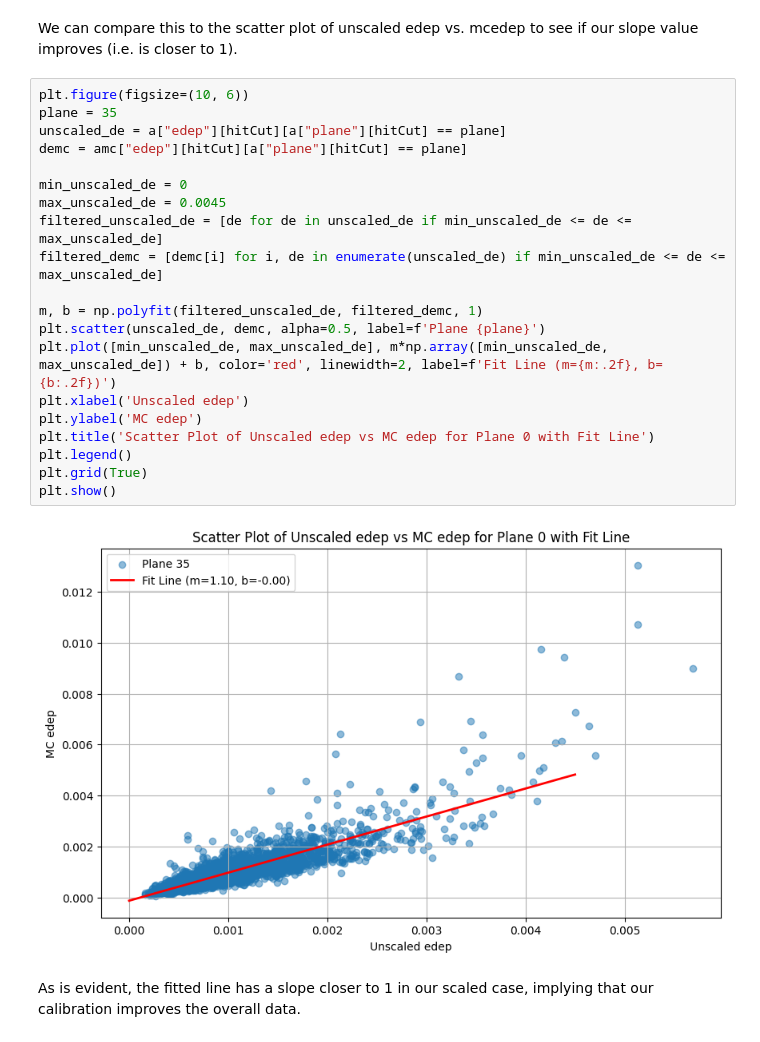
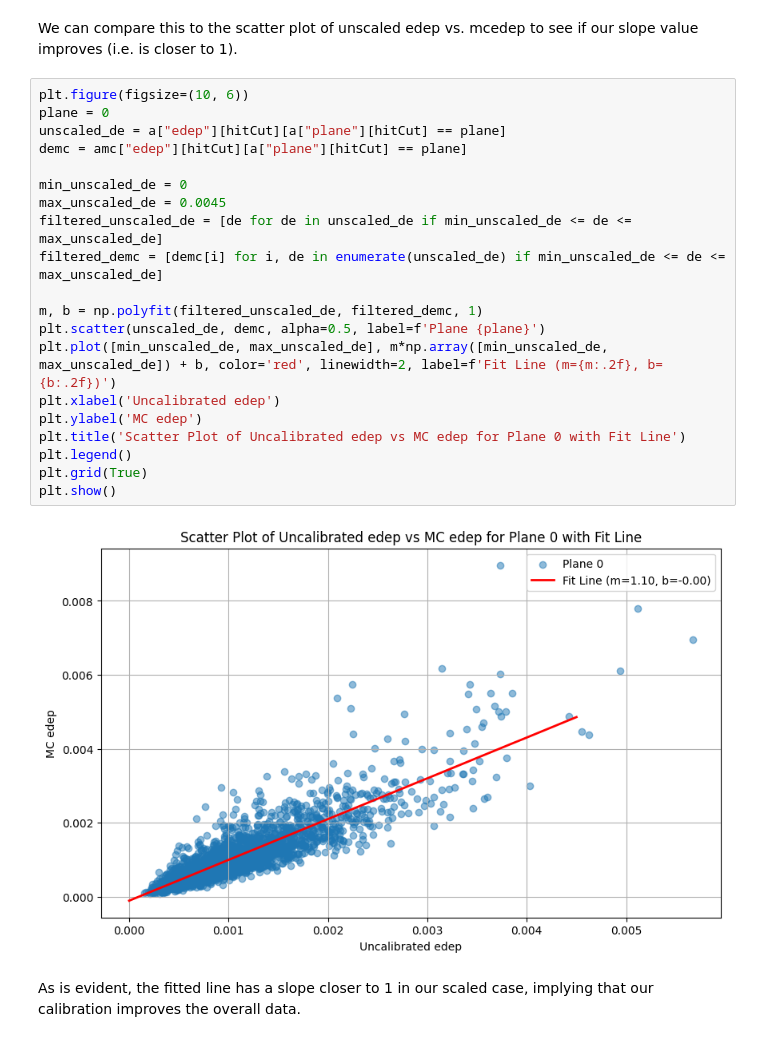
Before and after one commit to cchuster/Mu2e, a Jupyter notebook: main.ipynb, the cells around one changed output. Saved outputs shown, nothing was run; the diff lists cells and outputs as text.

```diff
--- a/main.ipynb
+++ b/main.ipynb
@@ -165,26 +226,26 @@ Maximum value in original_de_values: 0.00385450990870595
 We can compare this to the scatter plot of unscaled edep vs. mcedep to see if our slope value improves (i.e. is closer to 1).
 # %%
 plt.figure(figsize=(10, 6))
-plane = 35
+plane = 0
 unscaled_de = a["edep"][hitCut][a["plane"][hitCut] == plane]
 demc = amc["edep"][hitCut][a["plane"][hitCut] == plane]
 
 min_unscaled_de = 0
 max_unscaled_de = 0.0045
 filtered_unscaled_de = [de for de in unscaled_de if min_unscaled_de <= de <= max_unscaled_de]
 filtered_demc = [demc[i] for i, de in enumerate(unscaled_de) if min_unscaled_de <= de <= max_unscaled_de]
 
 m, b = np.polyfit(filtered_unscaled_de, filtered_demc, 1)
 plt.scatter(unscaled_de, demc, alpha=0.5, label=f'Plane {plane}')
 plt.plot([min_unscaled_de, max_unscaled_de], m*np.array([min_unscaled_de, max_unscaled_de]) + b, color='red', linewidth=2, label=f'Fit Line (m={m:.2f}, b={b:.2f})')
-plt.xlabel('Unscaled edep')
+plt.xlabel('Uncalibrated edep')
 plt.ylabel('MC edep')
-plt.title('Scatter Plot of Unscaled edep vs MC edep for Plane 0 with Fit Line')
+plt.title('Scatter Plot of Uncalibrated edep vs MC edep for Plane 0 with Fit Line')
 plt.legend()
 plt.grid(True)
 plt.show()
 # %% [output]
-[figure, old version]
+[figure, new version]
 # %% [markdown]
 As is evident, the fitted line has a slope closer to 1 in our scaled case, implying that our calibration improves the overall data.
 # %% [markdown]
```
Also changed, not shown: parts of 14 cells of this notebook.
